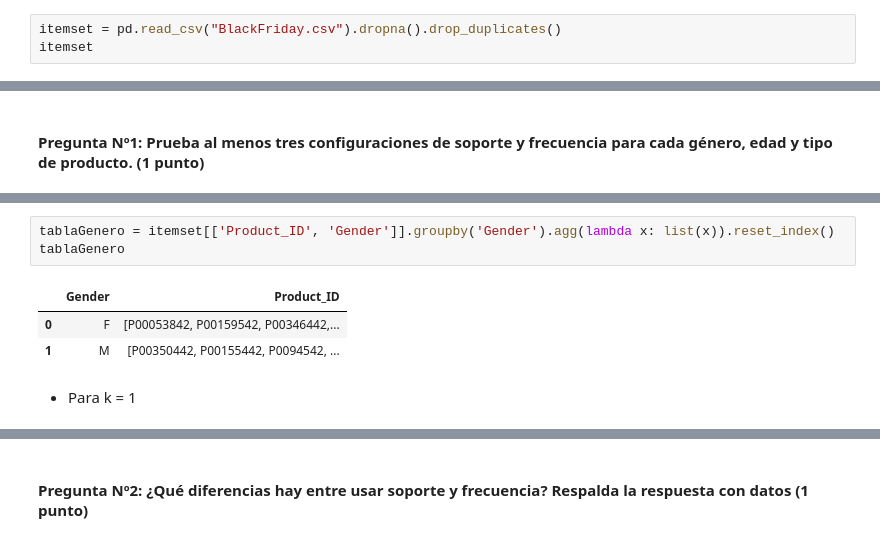
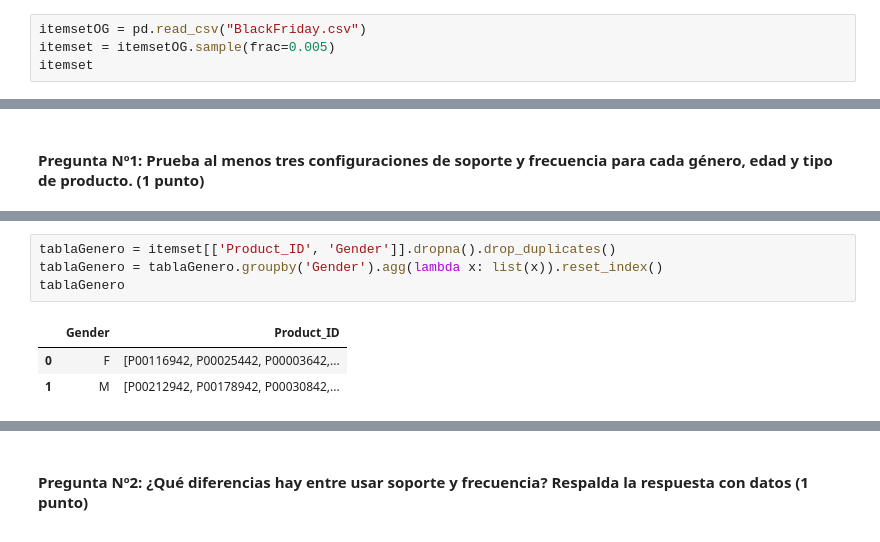
Before and after one commit to ikeruco29/Lab02_GSP-RA, a Jupyter notebook: Pr1_Reglas-de-asociacion.ipynb, the cells around one changed output, grey strips where cells are left out. Drawn from its saved outputs; the diff is of its cells as text.

```diff
--- a/Pr1_Reglas-de-asociacion.ipynb
+++ b/Pr1_Reglas-de-asociacion.ipynb
@@ -14,5 +15,6 @@ from mlxtend.frequent_patterns import apriori
 # %%
-itemset = pd.read_csv("BlackFriday.csv").dropna().drop_duplicates()
+itemsetOG = pd.read_csv("BlackFriday.csv")
+itemset = itemsetOG.sample(frac=0.005)
 itemset
 # %% [output]
 |  | User_ID | Product_ID | Gender | Age | Occupation | City_Category | Stay_In_Current_City_Years | ... |
@@ -48,12 +289,11 @@ Configuraciones de sopoorte y frecuencia para género
 # %%
-tablaGenero = itemset[['Product_ID', 'Gender']].groupby('Gender').agg(lambda x: list(x)).reset_index()
+tablaGenero = itemset[['Product_ID', 'Gender']].dropna().drop_duplicates()
+tablaGenero = tablaGenero.groupby('Gender').agg(lambda x: list(x)).reset_index()
 tablaGenero
 # %% [output]
 |  | Gender | Product_ID |
-| 0 | F | [P00053842, P00159542, P00346442,... |
-| 1 | M | [P00350442, P00155442, P0094542, ... |
+| 0 | F | [P00116942, P00025442, P00003642,... |
+| 1 | M | [P00212942, P00178942, P00030842,... |
-# %% [markdown]
-- Para k = 1
 # %%
 te = TransactionEncoder()
 te_ary = te.fit(tablaGenero['Product_ID'].to_list()).transform(tablaGenero['Product_ID'].to_list())
```
Also changed, not shown: parts of 23 cells of this notebook.
